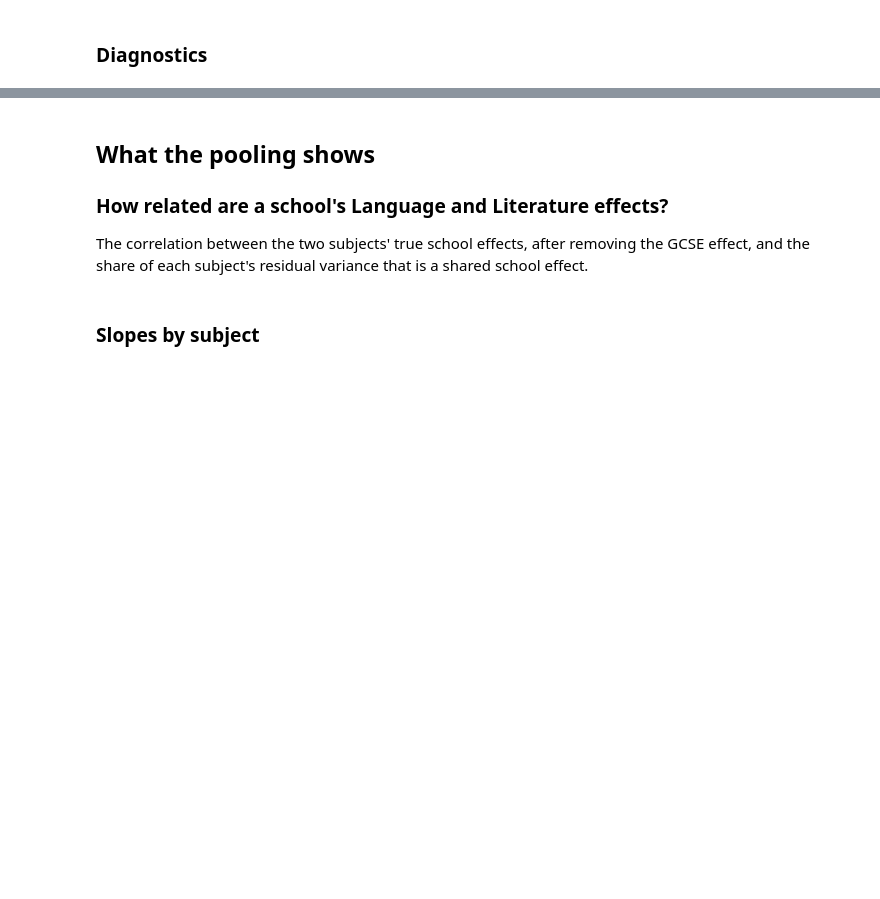
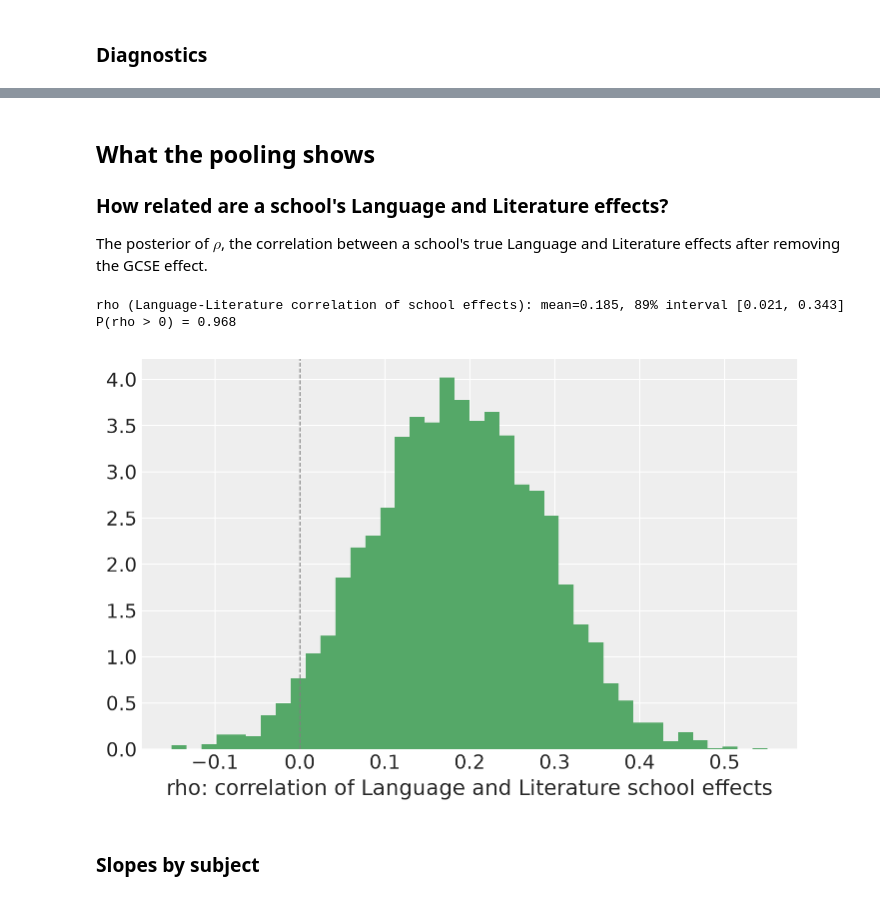
Before and after one commit to cormach/bayesian-learning, a Jupyter notebook: schools-analysis/english-language-literature-multilevel.ipynb, the cells around one changed output, grey strips where cells are left out. Saved outputs shown, nothing was run; the diff lists cells and outputs as text; code cells hidden in the pictures; blank space fills up the shorter version.

Commit message:
feat: science & languages

```diff
--- a/schools-analysis/english-language-literature-multilevel.ipynb
+++ b/schools-analysis/english-language-literature-multilevel.ipynb
@@ -195,30 +235,27 @@ az.summary(idata_separate, var_names=["alpha", "beta", "tau_y"], round_to=3)
 
 ### How related are a school's Language and Literature effects?
 
-The correlation between the two subjects' true school effects, after removing the GCSE effect, and the share of each subject's residual variance that is a shared school effect.
+The posterior of $\rho$, the correlation between a school's true Language and Literature effects after removing the GCSE effect.
 # %%
 post = idata_pooled.posterior
-sigma_u = post["sigma_u"].to_numpy().ravel()
-tau_l = post["tau_y"].sel(subject="Language").to_numpy().ravel()
-tau_t = post["tau_y"].sel(subject="Literature").to_numpy().ravel()
-
-rho = sigma_u**2 / np.sqrt((sigma_u**2 + tau_l**2) * (sigma_u**2 + tau_t**2))
-shared_lang = sigma_u**2 / (sigma_u**2 + tau_l**2)
-shared_lit = sigma_u**2 / (sigma_u**2 + tau_t**2)
+rho_s = post["rho"].to_numpy().ravel()
 
 def summarise(x):
     lo, hi = np.percentile(x, [5.5, 94.5])
     return f"mean={x.mean():.3f}, 89% interval [{lo:.3f}, {hi:.3f}]"
 
-print("sigma_u (shared school effect SD):", summarise(sigma_u))
-print("Language-Literature correlation of school effects:", summarise(rho))
-print("Share of Language residual variance that is shared:", summarise(shared_lang))
-print("Share of Literature residual variance that is shared:", summarise(shared_lit))
+print("rho (Language-Literature correlation of school effects):", summarise(rho_s))
+print(f"P(rho > 0) = {(rho_s > 0).mean():.3f}")
 
 fig, ax = plt.subplots(figsize=(7, 4.5))
-ax.hist(rho, bins=40, density=True, color="#55A868")
-ax.set_xlabel("Correlation of Language and Literature school effects")
+ax.hist(rho_s, bins=40, density=True, color="#55A868")
+ax.axvline(0, color="grey", linewidth=0.8, linestyle="--")
+ax.set_xlabel("rho: correlation of Language and Literature school effects")
 plt.show()
+# %% [output]
+rho (Language-Literature correlation of school effects): mean=0.185, 89% interval [0.021, 0.343]
+P(rho > 0) = 0.968
+[figure, added]
 # %% [markdown]
 ### Slopes by subject
 # %%
```
Also changed, not shown: parts of 18 cells of this notebook, 3 other files.
